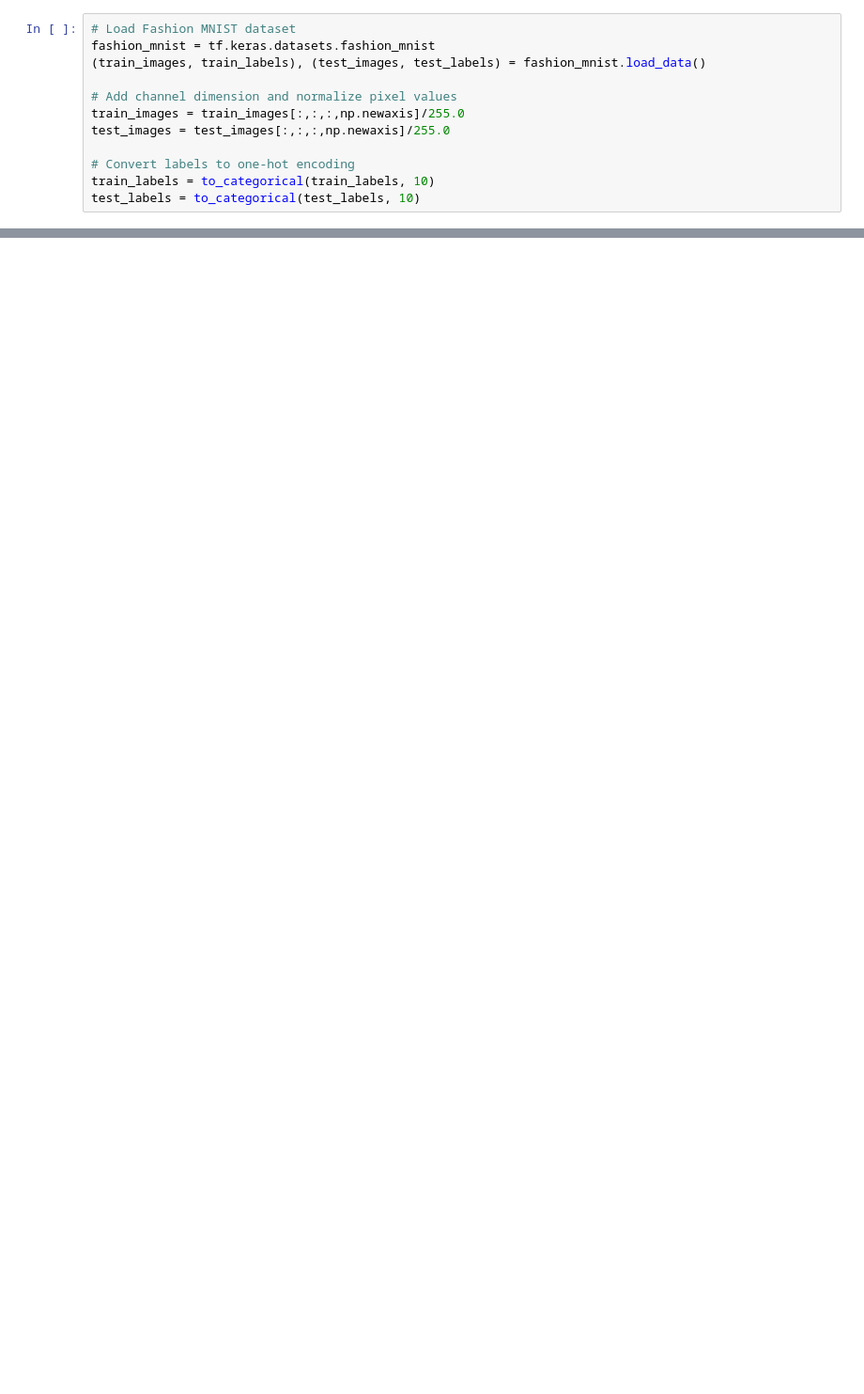
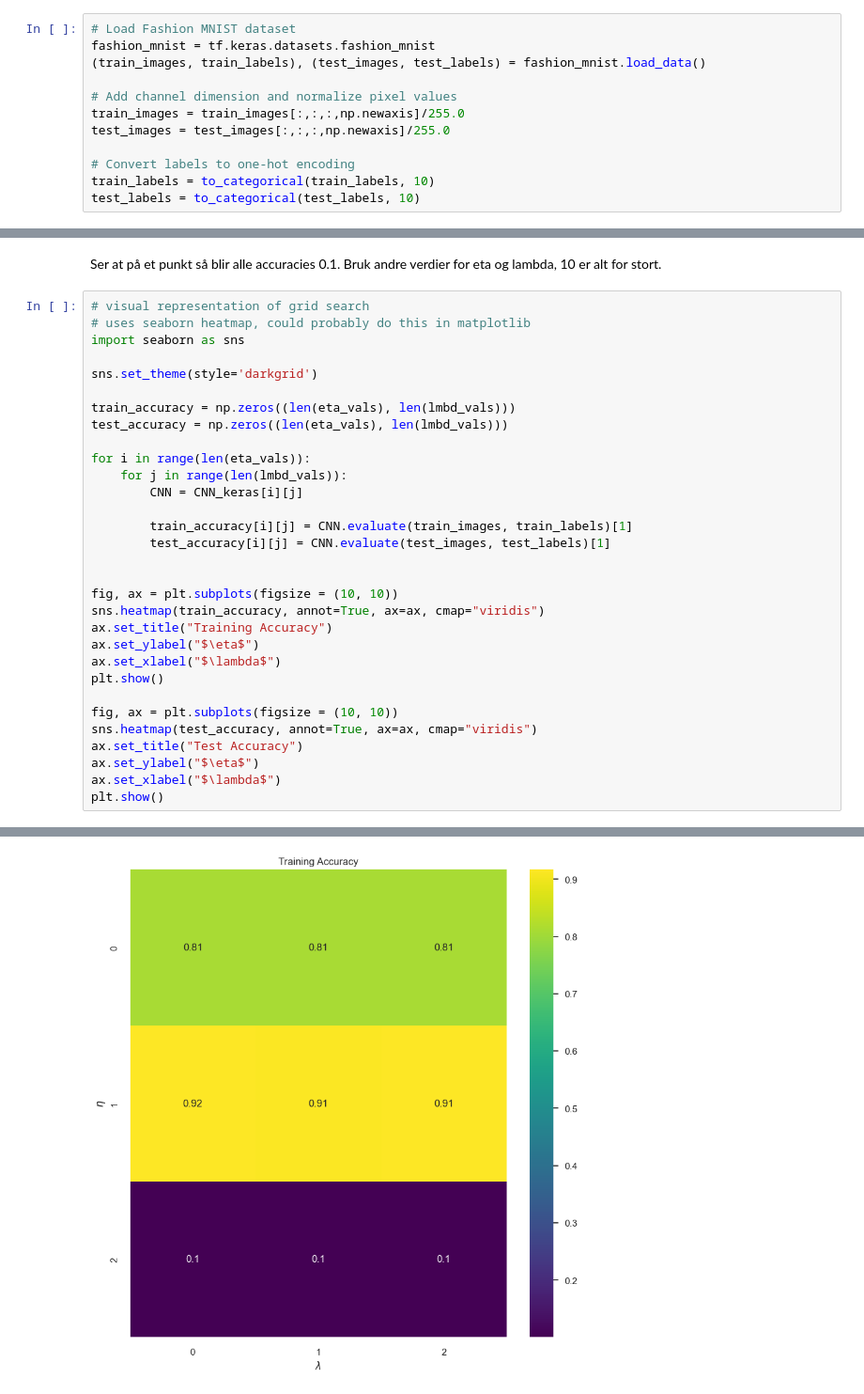
Before and after one commit to trudehalv/FYS_STK4155_project_3, a Jupyter notebook: src/CNN.ipynb, the cells around one changed output, grey strips where cells are left out. Shown at 94% size. Drawn from its saved outputs; the diff is of its cells as text; blank space fills up the shorter version.

Commit message:
Added grid search and confusion matrix

```diff
--- a/src/CNN.ipynb
+++ b/src/CNN.ipynb
@@ -27,0 +93,34 @@ test_labels = to_categorical(test_labels, 10)
+# %% [markdown]
+Ser at på et punkt så blir alle accuracies 0.1. Bruk andre verdier for eta og lambda, 10 er alt for stort.
+# %%
+# visual representation of grid search
+# uses seaborn heatmap, could probably do this in matplotlib
+import seaborn as sns
+
+sns.set_theme(style='darkgrid')
+
+train_accuracy = np.zeros((len(eta_vals), len(lmbd_vals)))
+test_accuracy = np.zeros((len(eta_vals), len(lmbd_vals)))
+
+for i in range(len(eta_vals)):
+    for j in range(len(lmbd_vals)):
+        CNN = CNN_keras[i][j]
+
+        train_accuracy[i][j] = CNN.evaluate(train_images, train_labels)[1]
+        test_accuracy[i][j] = CNN.evaluate(test_images, test_labels)[1]
+
+
+fig, ax = plt.subplots(figsize = (10, 10))
+sns.heatmap(train_accuracy, annot=True, ax=ax, cmap="viridis")
+ax.set_title("Training Accuracy")
+ax.set_ylabel("$\eta$")
+ax.set_xlabel("$\lambda$")
+plt.show()
+
+fig, ax = plt.subplots(figsize = (10, 10))
+sns.heatmap(test_accuracy, annot=True, ax=ax, cmap="viridis")
+ax.set_title("Test Accuracy")
+ax.set_ylabel("$\eta$")
+ax.set_xlabel("$\lambda$")
+plt.show()
+# %% [output]
@@ -27,0 +145 @@ test_labels = to_categorical(test_labels, 10)
+[figure, added]
```
Also changed, not shown: parts of 17 cells of this notebook.
